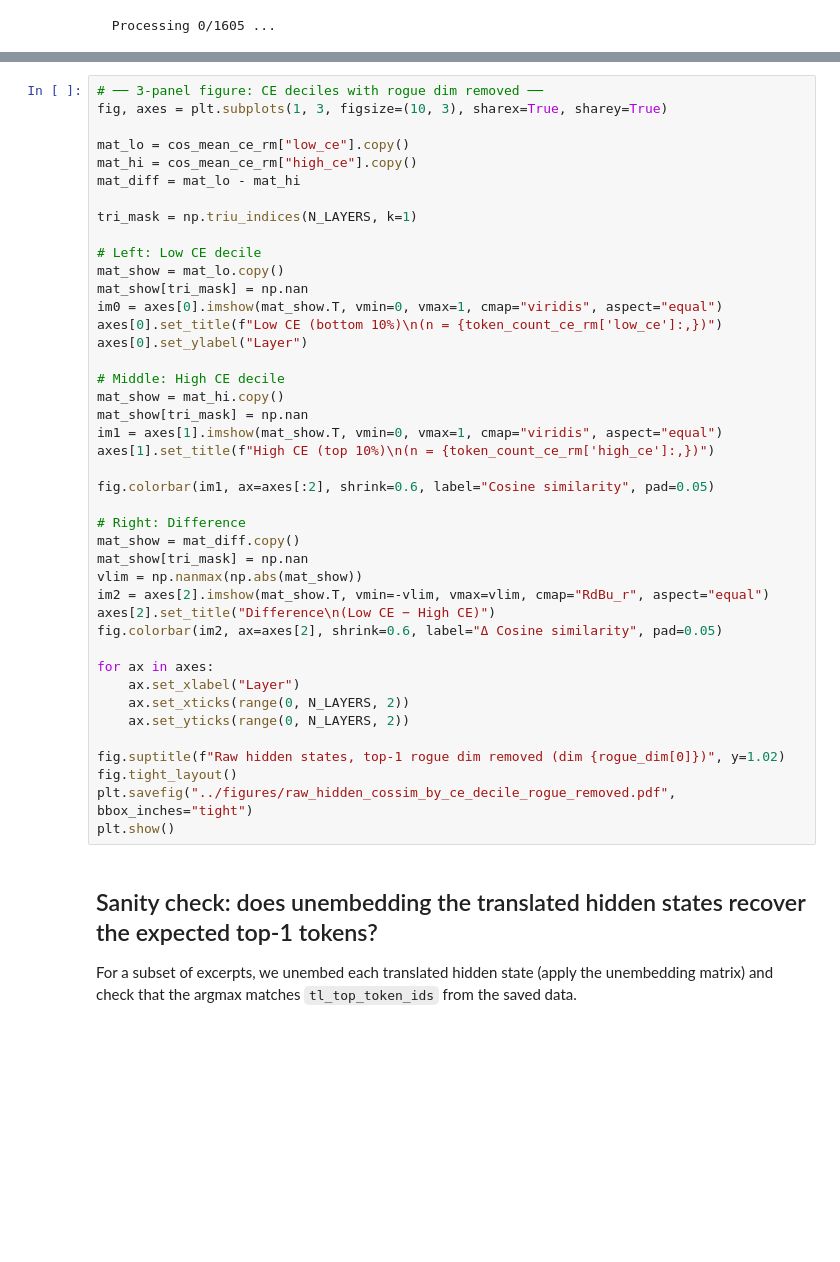
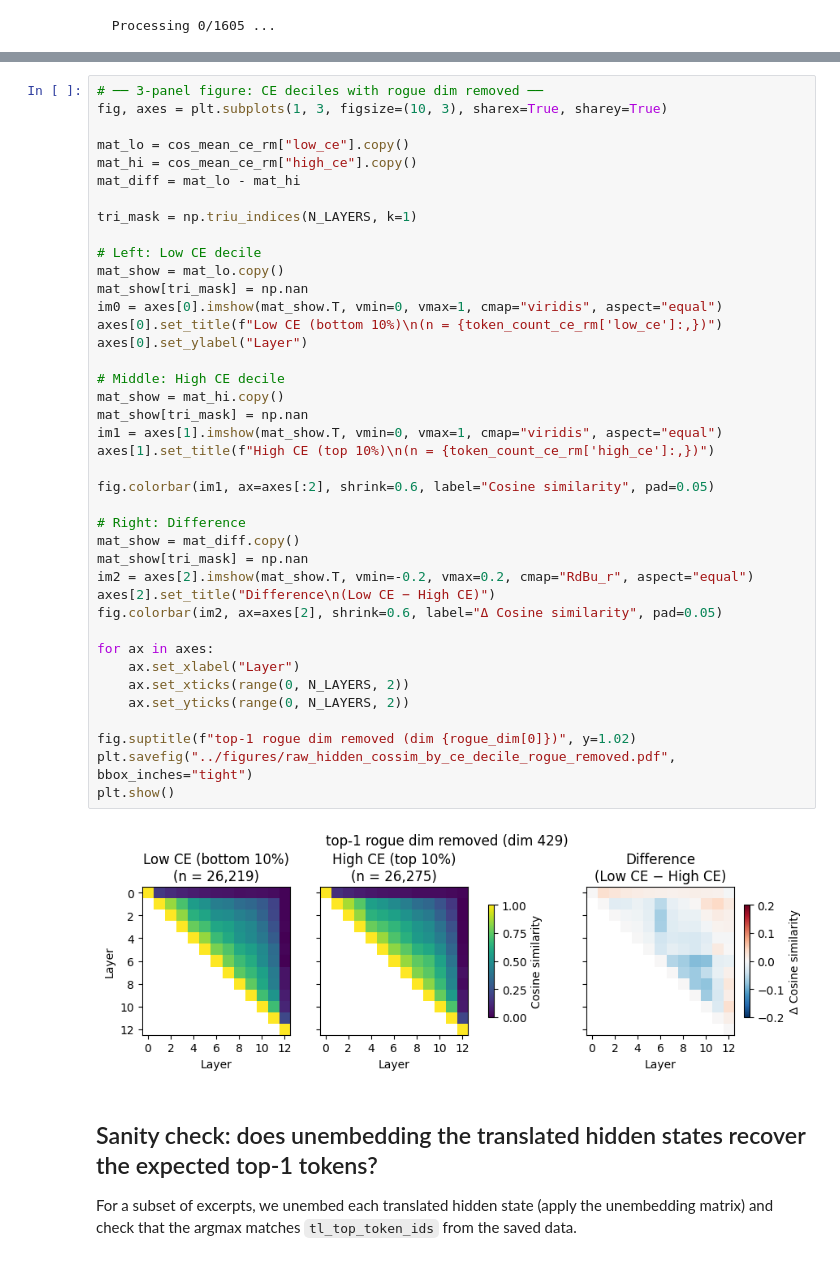
Before and after one commit to ychnli/depth-routing, a Jupyter notebook: notebooks/hidden_layer_cosine_analysis.ipynb, the cells around one changed output, grey strips where cells are left out. Saved outputs shown, nothing was run; the diff lists cells and outputs as text; blank space fills up the shorter version.

```diff
--- a/notebooks/hidden_layer_cosine_analysis.ipynb
+++ b/notebooks/hidden_layer_cosine_analysis.ipynb
@@ -317,37 +331,37 @@ mat_diff = mat_lo - mat_hi
 tri_mask = np.triu_indices(N_LAYERS, k=1)
 
 # Left: Low CE decile
 mat_show = mat_lo.copy()
 mat_show[tri_mask] = np.nan
 im0 = axes[0].imshow(mat_show.T, vmin=0, vmax=1, cmap="viridis", aspect="equal")
 axes[0].set_title(f"Low CE (bottom 10%)\n(n = {token_count_ce_rm['low_ce']:,})")
 axes[0].set_ylabel("Layer")
 
 # Middle: High CE decile
 mat_show = mat_hi.copy()
 mat_show[tri_mask] = np.nan
 im1 = axes[1].imshow(mat_show.T, vmin=0, vmax=1, cmap="viridis", aspect="equal")
 axes[1].set_title(f"High CE (top 10%)\n(n = {token_count_ce_rm['high_ce']:,})")
 
 fig.colorbar(im1, ax=axes[:2], shrink=0.6, label="Cosine similarity", pad=0.05)
 
 # Right: Difference
 mat_show = mat_diff.copy()
 mat_show[tri_mask] = np.nan
-vlim = np.nanmax(np.abs(mat_show))
-im2 = axes[2].imshow(mat_show.T, vmin=-vlim, vmax=vlim, cmap="RdBu_r", aspect="equal")
+im2 = axes[2].imshow(mat_show.T, vmin=-0.2, vmax=0.2, cmap="RdBu_r", aspect="equal")
 axes[2].set_title("Difference\n(Low CE − High CE)")
 fig.colorbar(im2, ax=axes[2], shrink=0.6, label="Δ Cosine similarity", pad=0.05)
 
 for ax in axes:
     ax.set_xlabel("Layer")
     ax.set_xticks(range(0, N_LAYERS, 2))
     ax.set_yticks(range(0, N_LAYERS, 2))
 
-fig.suptitle(f"Raw hidden states, top-1 rogue dim removed (dim {rogue_dim[0]})", y=1.02)
-fig.tight_layout()
+fig.suptitle(f"top-1 rogue dim removed (dim {rogue_dim[0]})", y=1.02)
 plt.savefig("../figures/raw_hidden_cossim_by_ce_decile_rogue_removed.pdf", bbox_inches="tight")
 plt.show()
+# %% [output]
+[figure, added]
 # %% [markdown]
 ## Sanity check: does unembedding the translated hidden states recover the expected top-1 tokens?
 
```
Also changed, not shown: parts of 26 cells of this notebook, 3 other files.
